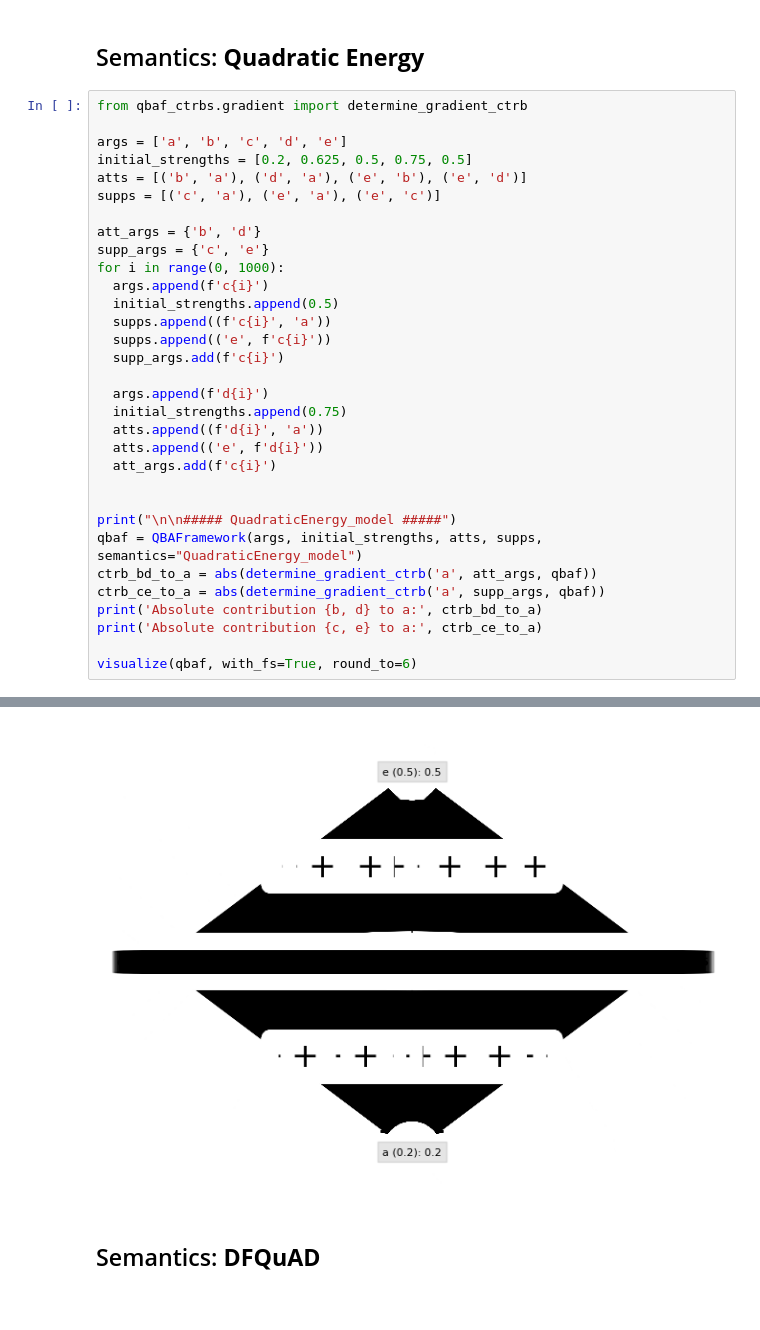
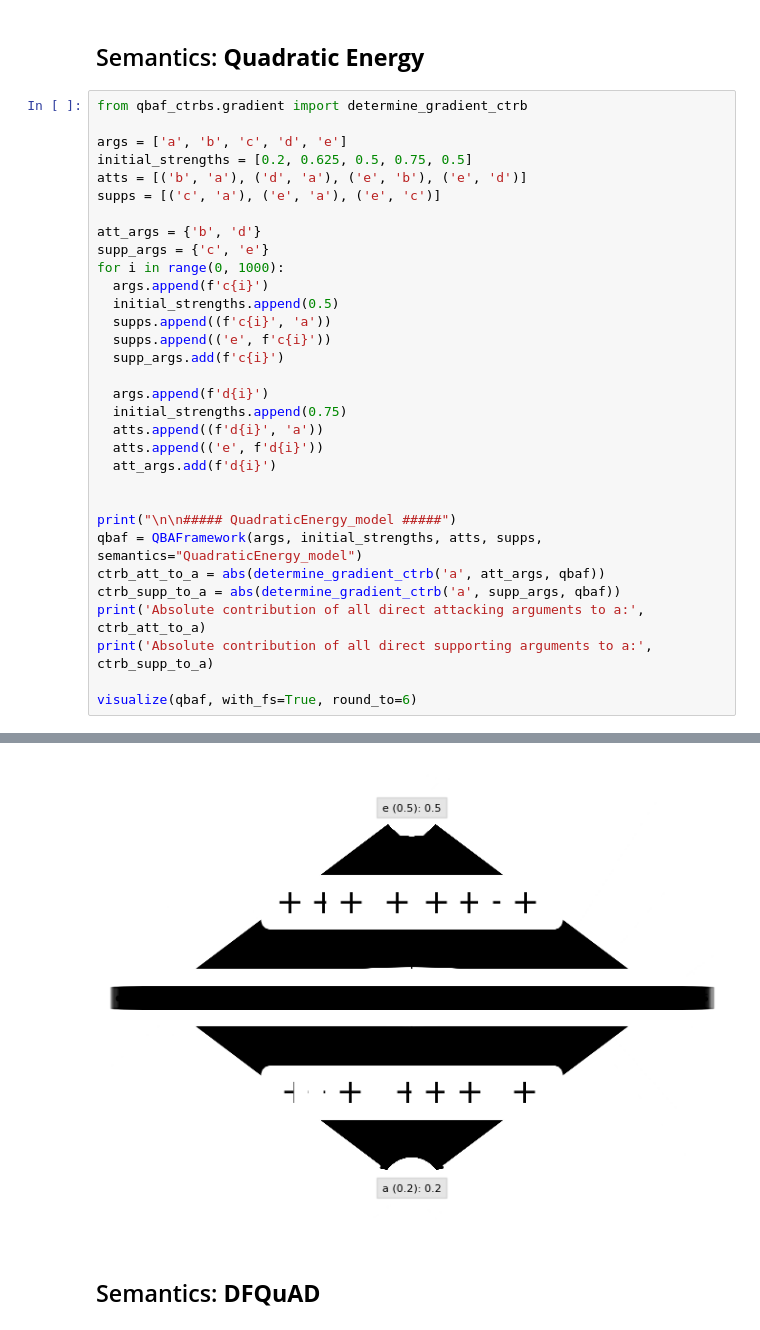
Before and after one commit to TimKam/Quantitative-Bipolar-Argumentation, a Jupyter notebook: analysis/set_contribution_functions_analysis.ipynb, the cells around one changed output, grey strips where cells are left out. Cells and saved outputs as stored; diff of their text form.

Commit message:
Fixed small glitch in gradient QE symmetry counterexample

```diff
--- a/analysis/set_contribution_functions_analysis.ipynb
+++ b/analysis/set_contribution_functions_analysis.ipynb
@@ -2796,15 +2796,15 @@ for i in range(0, 1000):
   initial_strengths.append(0.75)
   atts.append((f'd{i}', 'a'))
   atts.append(('e', f'd{i}'))
-  att_args.add(f'c{i}')
+  att_args.add(f'd{i}')
 
 
 print("\n\n##### QuadraticEnergy_model #####")
 qbaf = QBAFramework(args, initial_strengths, atts, supps, semantics="QuadraticEnergy_model")
-ctrb_bd_to_a = abs(determine_gradient_ctrb('a', att_args, qbaf))
-ctrb_ce_to_a = abs(determine_gradient_ctrb('a', supp_args, qbaf))
-print('Absolute contribution {b, d} to a:', ctrb_bd_to_a)
-print('Absolute contribution {c, e} to a:', ctrb_ce_to_a)
+ctrb_att_to_a = abs(determine_gradient_ctrb('a', att_args, qbaf))
+ctrb_supp_to_a = abs(determine_gradient_ctrb('a', supp_args, qbaf))
+print('Absolute contribution of all direct attacking arguments to a:', ctrb_att_to_a)
+print('Absolute contribution of all direct supporting arguments to a:', ctrb_supp_to_a)
 
 visualize(qbaf, with_fs=True, round_to=6)
 # %% [output]
@@ -2814,4 +2814,4 @@ Absolute contribution {c, e} to a: 0.007671443745493889
-[figure, old version]
+[figure, new version]
 # %% [markdown]
 ## Semantics: **DFQuAD**
 # %%
```
Also changed, not shown: parts of 1 cell of this notebook.
